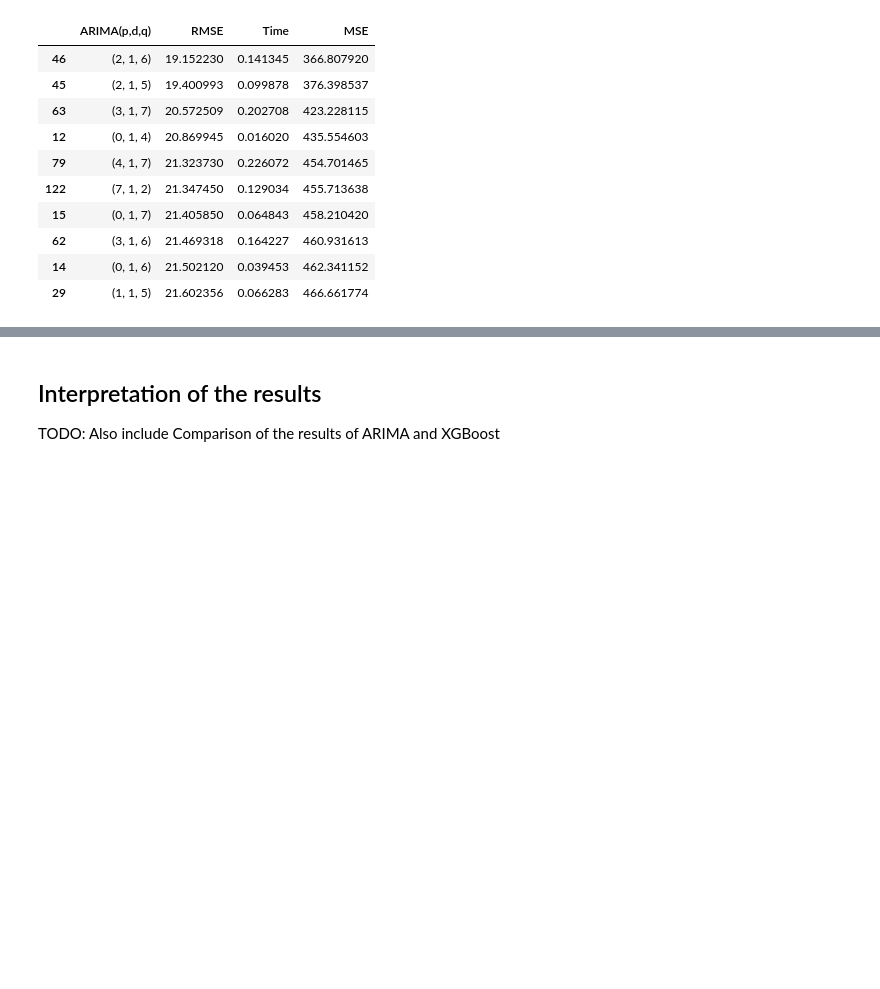
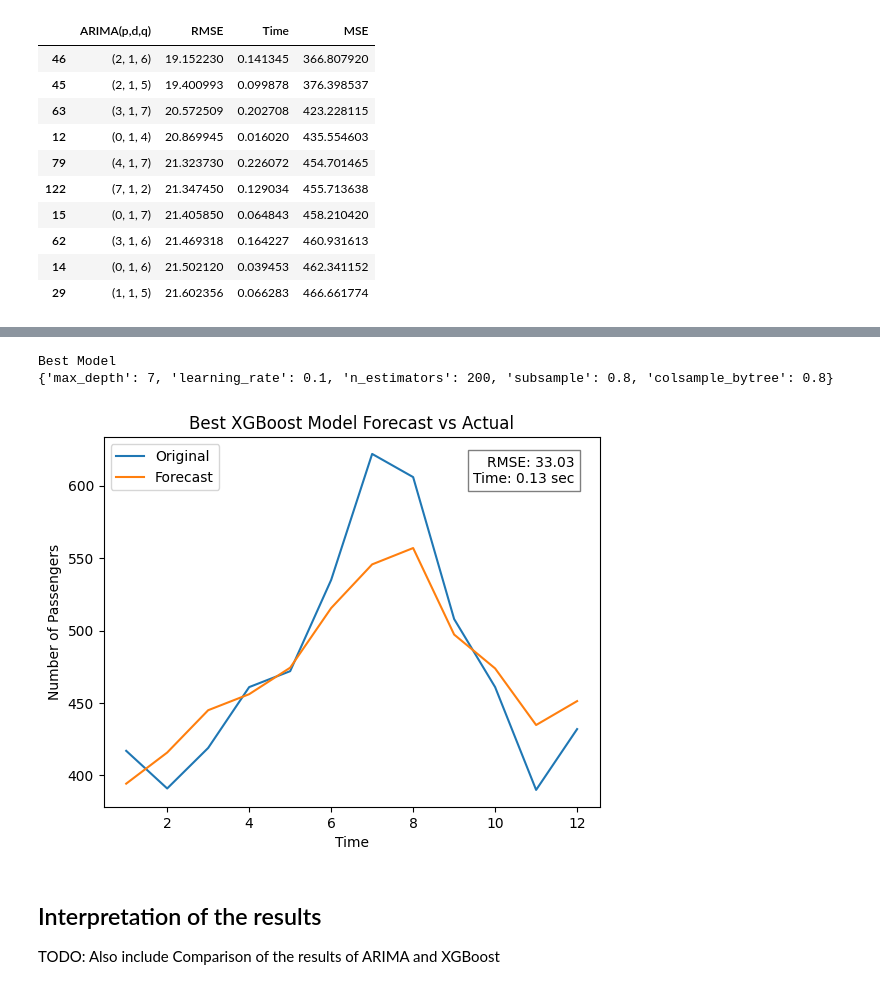
Before and after one commit to PeteCastle/airline_passengers_prediction, a Jupyter notebook: main.ipynb, the cells around one changed output, grey strips where cells are left out. Drawn from its saved outputs; the diff is of its cells as text; code cells hidden in the pictures; blank space fills up the shorter version.

```diff
--- a/main.ipynb
+++ b/main.ipynb
@@ -304,0 +474,6 @@ plt.show()
+# %%
+params = []
+rmse = []
+forecasts = []
+times = []
+mse = []
@@ -305,3 +538,24 @@ plt.show()
+# %%
+best_model = params[np.argmin(rmse)]
+best_rmse = np.min(rmse)
+
+plt.plot(range(1, 13), y_test_first.values, label='Original')
+plt.plot(range(1, 13), forecasts[np.argmin(rmse)], label='Forecast')
+plt.title('Best XGBoost Model Forecast vs Actual')
+plt.xlabel('Time')
+plt.ylabel('Number of Passengers')
+plt.legend()
+plt.text(0.95, 0.95, f'RMSE: {best_rmse:.2f}\nTime: {times[np.argmin(rmse)]:.2f} sec',
+         horizontalalignment='right', verticalalignment='top',
+         transform=plt.gca().transAxes,
+         bbox=dict(facecolor='white', alpha=0.5))
+
+print("Best Model")
+print(best_model)
+# %% [output]
+Best Model
+{'max_depth': 7, 'learning_rate': 0.1, 'n_estimators': 200, 'subsample': 0.8, 'colsample_bytree': 0.8}
+[figure, added]
 # %% [markdown]
 ## Interpretation of the results
 TODO: Also include Comparison of the results of ARIMA and XGBoost
```
Also changed, not shown: parts of 18 cells of this notebook, 1 other file.
